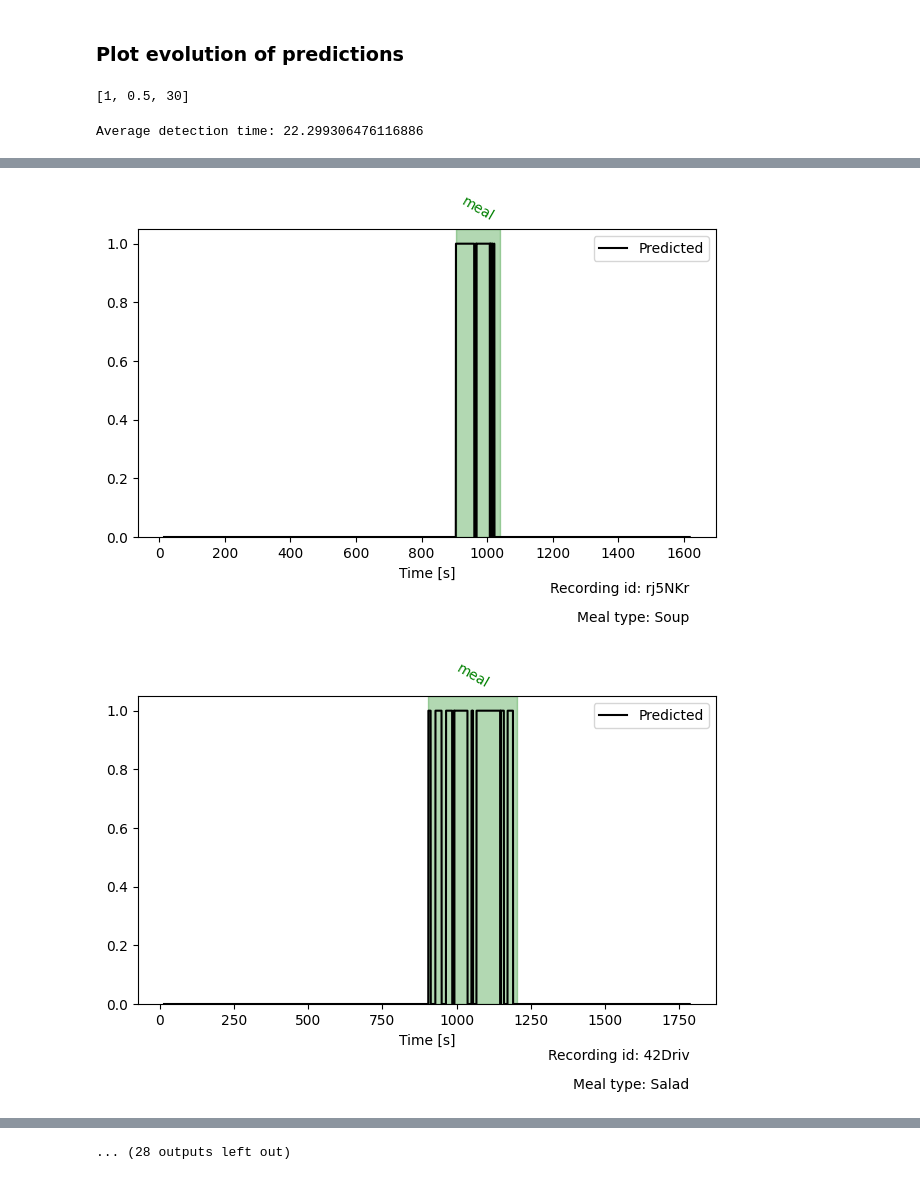
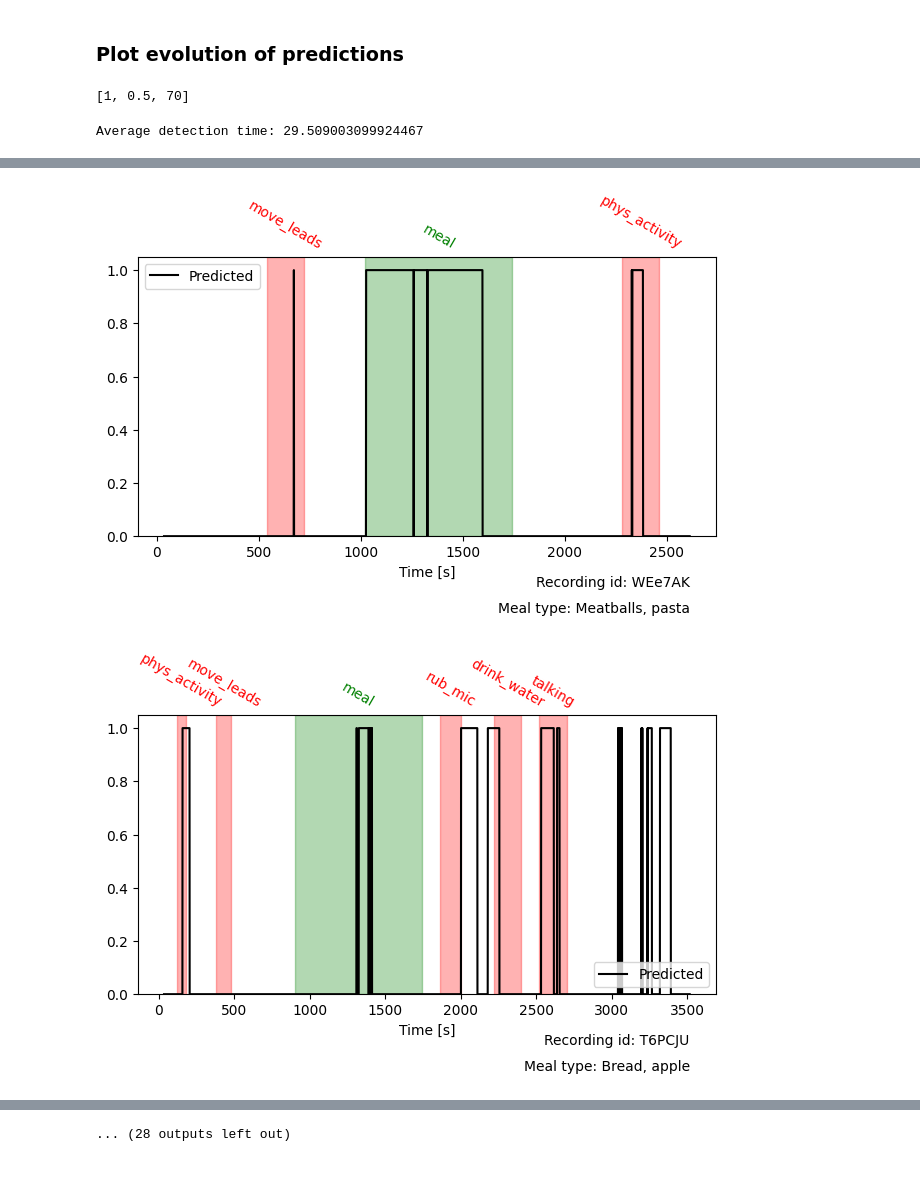
Before and after one commit to Majager/master_ML, a Jupyter notebook: Results/Analyze_results.ipynb, the cells around one changed output, grey strips where cells are left out. Cells and saved outputs as stored; diff of their text form; code cells hidden in the pictures.

```diff
--- a/Results/Analyze_results.ipynb
+++ b/Results/Analyze_results.ipynb
@@ -289,9 +289,9 @@ def find_evolution_parameters(folder_path):
 
 #folder_path = "LDA_validation\\data\\20250515_212105"
 #folder_path = "HMM_validation\\data\\20250515_212802"
-folder_path = "sfs_LDA\\run_1\\data\\20250429_161338"
+folder_path = "sfs_HMM\\run_1\\data\\20250510_145021"
 
 find_evolution_parameters(folder_path)
 # %% [output]
-[1, 0.5, 30]
+[1, 0.5, 70]
-Average detection time: 22.299306476116886
+Average detection time: 29.509003099924467
@@ -302,2 +302,2 @@ Average detection time: 22.299306476116886
-[figure, old version]
+[figure, new version]
-[figure, old version]
+[figure, new version]
```
Also changed, not shown: parts of 1 cell of this notebook, 9 other files.
